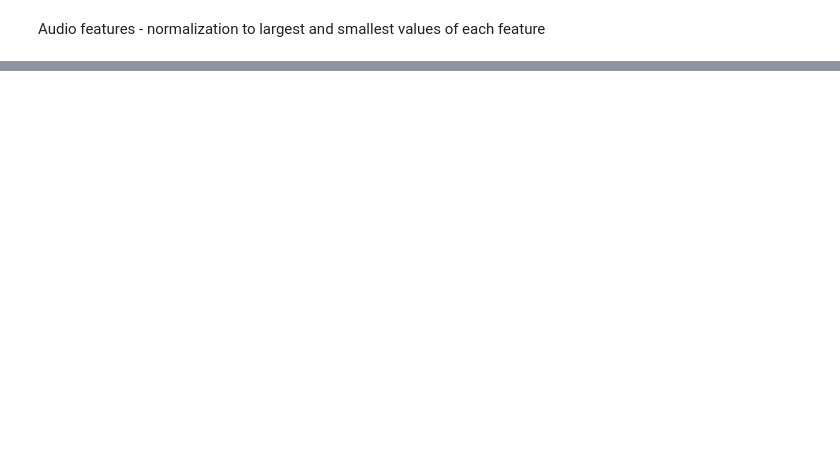
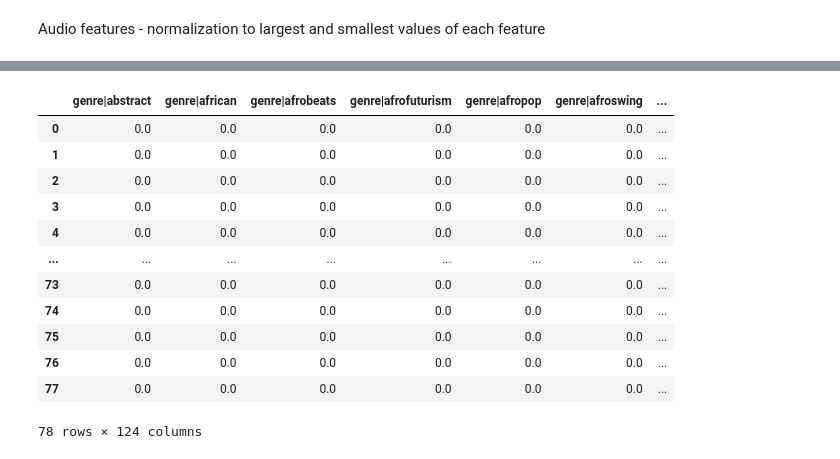
Before and after one commit to kangelaa/music-rec-system, a Jupyter notebook: pipeline1.ipynb, the cells around one changed output, grey strips where cells are left out. Drawn from its saved outputs; the diff is of its cells as text; code cells hidden in the pictures; blank space fills up the shorter version.

```diff
--- a/pipeline1.ipynb
+++ b/pipeline1.ipynb
@@ -394,0 +750,3 @@ Audio features - normalization to largest and smallest values of each feature
+# %%
+# TODO: ID column has duplicate, remove later
+playlist_df=playlist_df.rename(columns={0: 'album_name', 1:'artist_popularity',"popularity":"track_popularity", 3:"artist_name", 2:"genres", "name":"track_name" })
@@ -394,0 +755,15 @@ Audio features - normalization to largest and smallest values of each feature
+# %%
+playlist_df = playlist_df.drop(playlist_df.columns[3], axis=1)
+playlist_df.columns
+# %%
+playlist_df = drop_duplicates(playlist_df)
+print("Are all songs unique: ",len(pd.unique(playlist_df.songartistconcat))==len(playlist_df))
+playlist_df.reset_index(drop = True, inplace=True)
+
+
+#drop=['track_uri','songartistconcat','type','uri','track_href','analysis_url','duration_ms',]
+#df_full=df_full.drop(drop,axis=1)
+
+playlist_df_final=playlist_df.dropna()
+playlist_df_final.reset_index(drop = True, inplace=True)
+playlist_df_final.shape
@@ -394,0 +802,2 @@ Audio features - normalization to largest and smallest values of each feature
+# %%
+playlist = create_feature_set(playlist_df)
@@ -394,0 +822,16 @@ Audio features - normalization to largest and smallest values of each feature
+# %%
+playlist
+# %% [output]
+|  | genre|abstract | genre|african | genre|afrobeats | genre|afrofuturism | genre|afropop | genre|afroswing | ... |
+| 0 | 0.0 | 0.0 | 0.0 | 0.0 | 0.0 | 0.0 | ... |
+| 1 | 0.0 | 0.0 | 0.0 | 0.0 | 0.0 | 0.0 | ... |
+| 2 | 0.0 | 0.0 | 0.0 | 0.0 | 0.0 | 0.0 | ... |
+| 3 | 0.0 | 0.0 | 0.0 | 0.0 | 0.0 | 0.0 | ... |
+| 4 | 0.0 | 0.0 | 0.0 | 0.0 | 0.0 | 0.0 | ... |
+| ... | ... | ... | ... | ... | ... | ... | ... |
+| 73 | 0.0 | 0.0 | 0.0 | 0.0 | 0.0 | 0.0 | ... |
+| 74 | 0.0 | 0.0 | 0.0 | 0.0 | 0.0 | 0.0 | ... |
+| 75 | 0.0 | 0.0 | 0.0 | 0.0 | 0.0 | 0.0 | ... |
+| 76 | 0.0 | 0.0 | 0.0 | 0.0 | 0.0 | 0.0 | ... |
+| 77 | 0.0 | 0.0 | 0.0 | 0.0 | 0.0 | 0.0 | ... |
+78 rows × 124 columns
```
Also changed, not shown: parts of 62 cells of this notebook.
